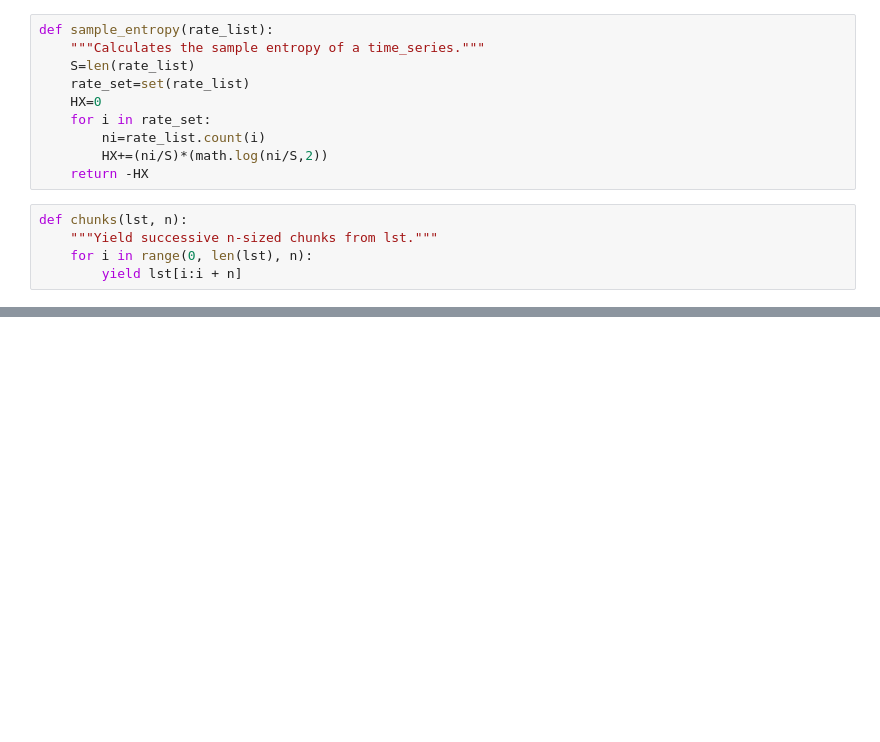
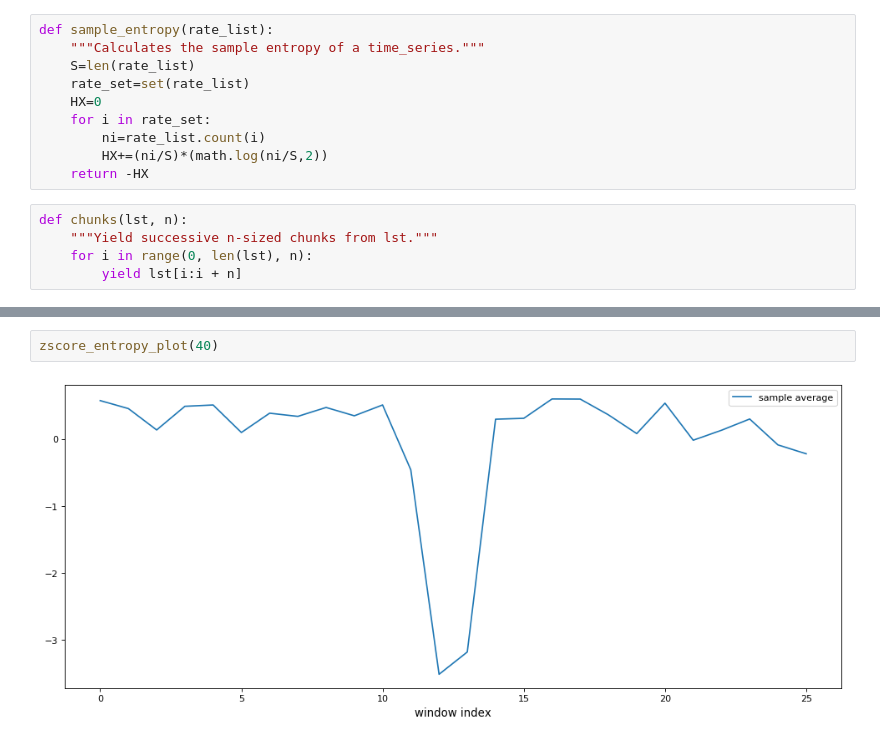
Before and after one commit to ebarkhordar/shilling-attack-detection-for-recommender-systems, a Jupyter notebook: analyze.ipynb, the cells around one changed output, grey strips where cells are left out. Drawn from its saved outputs; the diff is of its cells as text; blank space fills up the shorter version.

```diff
--- a/analyze.ipynb
+++ b/analyze.ipynb
@@ -1196,0 +1143,4 @@ Text(0.5, 0, 'window index')
+# %%
+zscore_entropy_plot(40)
+# %% [output]
+[figure, added]
```
Also changed, not shown: parts of 41 cells of this notebook.
